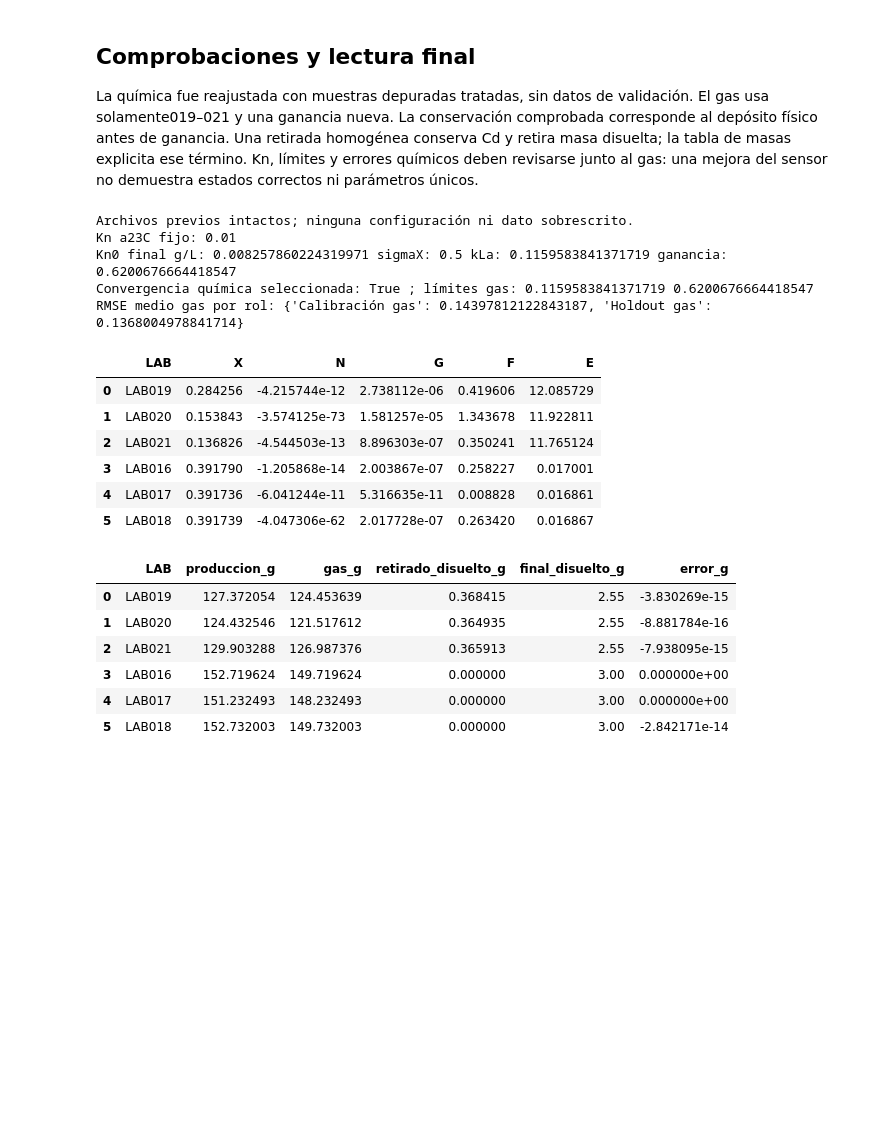
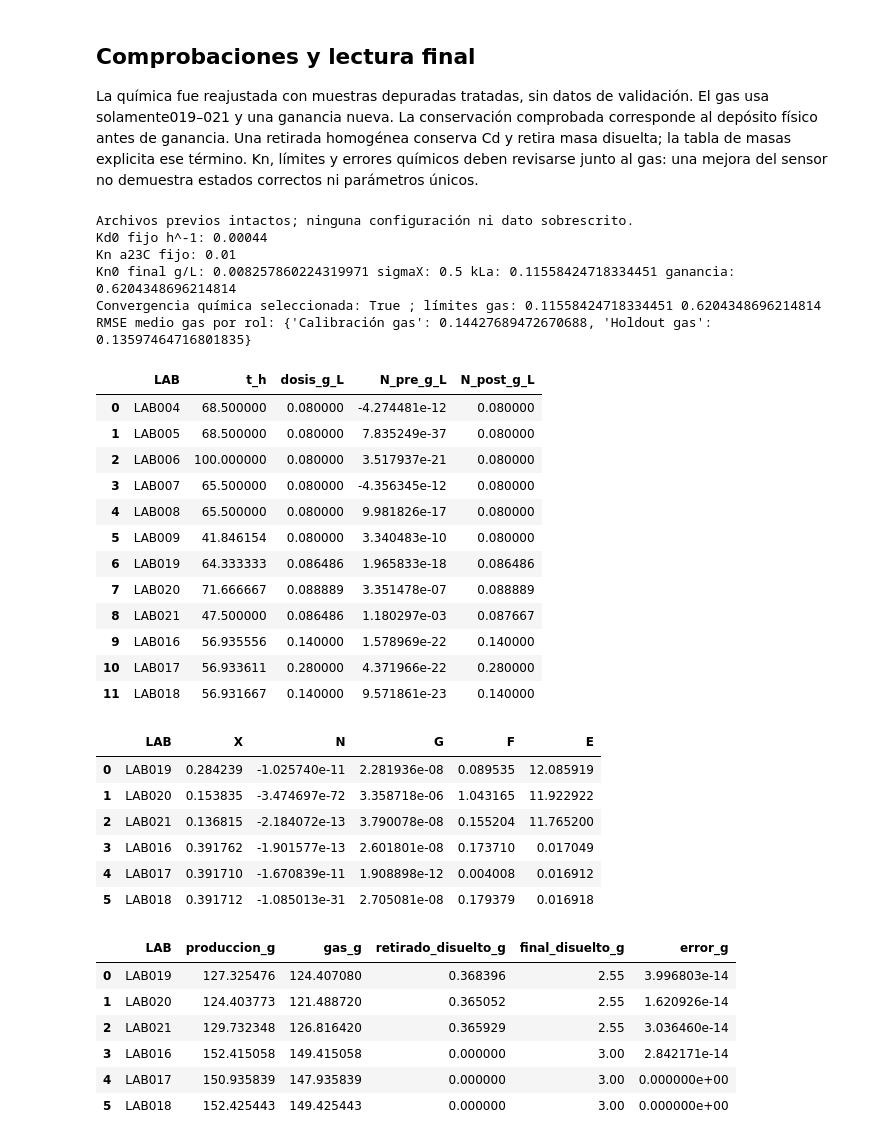
Before and after one commit to crodv/wine-fermentation, a Jupyter notebook: notebooks/diagnostics/16_zenteno_recalibration_legacy_treatment.executed.ipynb, the cells around one changed output. Cells and saved outputs as stored; diff of their text form; code cells hidden in the pictures; blank space fills up the shorter version.

```diff
--- a/notebooks/diagnostics/16_zenteno_recalibration_legacy_treatment.executed.ipynb
+++ b/notebooks/diagnostics/16_zenteno_recalibration_legacy_treatment.executed.ipynb
@@ -37,13 +37,15 @@ config=json.loads((ROOT/'configs/models/without_transporters/calibration.json').
 KN_ZENTENO_G_L=0.01;KN_PAPER_REF_K=296.15;KN_CODE_REF_K=293.15
 KN_THERMAL_FACTOR=np.exp(kin.FIXED_CONSTANTS['EaKn']*(KN_PAPER_REF_K-KN_CODE_REF_K)/(KN_CODE_REF_K*kin.FIXED_CONSTANTS['R']*KN_PAPER_REF_K))
 start['Kn0']=KN_ZENTENO_G_L/KN_THERMAL_FACTOR
+KD0_ZENTENO_H=0.00044
+start['Kd0']=KD0_ZENTENO_H
 assert np.isclose(start['Kn0']*KN_THERMAL_FACTOR,KN_ZENTENO_G_L,rtol=1e-14)
 display(pd.Series(dict(Kn_Zenteno_g_L=KN_ZENTENO_G_L,referencia_paper_C=23,Kn0_codigo_g_L=start['Kn0'],referencia_codigo_C=20),name='Kn fijo y conversión de referencia térmica'))
-names=[k for k in config['bounds'] if k not in ['aN','KNa','Kn0']]
-assert len(names)==9 and 'Kn0' not in names
+names=[k for k in config['bounds'] if k not in ['aN','KNa','Kn0','Kd0']]
+assert len(names)==8 and 'Kn0' not in names and 'Kd0' not in names
 bounds={k:config['bounds'][k] for k in names};lo,hi=np.array(list(bounds.values())).T
 fixed={k:v for k,v in start.items() if k not in names}
-display(pd.Series(fixed,name='Fijos: theta_full salvo Kn de Zenteno'))
+display(pd.Series(fixed,name='Fijos: theta_full salvo Kn y Kd0 de Zenteno'))
 display(pd.DataFrame([dict(parametro=k,inicio=start[k],inicio_factible=np.clip(start[k],lo[i]+1e-10,hi[i]-1e-10),minimo=lo[i],maximo=hi[i]) for i,k in enumerate(names)]))
 # %% [output]
 Kn_Zenteno_g_L          0.010000
@@ -226,7 +224,7 @@ for s,title,scale in [('X','Biomasa',1),('N','YAN',1000),('G','Glucosa',1),('F',
  fig,axs=plt.subplots(2,3,figsize=(15,8));items={}
  for ax,b in zip(axs.flat,treated):
   old=bylab[b.batch].observations[s];new=b.observations[s];valid=np.isfinite(old)&(b.time>0);used=valid&np.isfinite(new);changed=used&(old!=new);excluded=valid&~np.isfinite(new)
-  ax.plot(traincurves[b.batch].index,traincurves[b.batch][s]*scale,label='Predicción',c='#0072B2')
+  pf=with_jumps(traincurves[b.batch]);ax.plot(pf.index,pf[s]*scale,label='Predicción',c='#0072B2')
   for mask,val,marker,color,label in [(used&~changed,new,'o','black','Usado'),(changed,new,'s','#009E73','Transformado usado'),(excluded,old,'x','#D55E00','Excluido')]:ax.scatter(b.time[mask],val[mask]*scale,marker=marker,c=color,s=25,label=label)
   ax.scatter(b.time[changed],old[changed]*scale,facecolors='none',edgecolors='gray',label='Original transformado')
   ax.scatter([0],[b.initials[s]*scale],facecolors='none',edgecolors='#0072B2',label='Inicial')
@@ -254,7 +252,7 @@ for lab in LABS:
  volumes[lab]=volume
  if lab in TRAIN:b=replace(b,pulses={**b.pulses,'N':tuple((t,d*2/float(volume(t))) for t,d in b.pulses['N'])})
  if lab=='LAB017':b=replace(b,pulses={**b.pulses,'N':((min(t for t,d in b.pulses['N']),sum(d for t,d in b.pulses['N'])),)})
- batches[lab]=b;f=simulate(b,theta);cores[lab]=f
+ batches[lab]=b;f=simulate(b,theta);cores[lab]=f;f=with_jumps(f)
  tt=np.unique(np.r_[np.arange(0,float(f.index[-1]),.1),f.index[-1]])
  rates=[]
  for t in tt:
@@ -345,7 +343,7 @@ chemmetrics=[]
 for s,title,scale in [('X','Biomasa',1),('N','YAN',1000),('G','Glucosa',1),('F','Fructosa',1),('GF','Glucosa + fructosa',1),('E','Etanol',1)]:
  fig,axs=plt.subplots(2,3,figsize=(15,8));items={}
  for ax,lab in zip(axs.flat,LABS):
-  f=cores[lab];m=f.index<=v.horizons[lab];ax.plot(f.index[m],f[s][m]*scale,c='#0072B2',label='Predicción química')
+  f=with_jumps(cores[lab]);m=f.index<=v.horizons[lab];ax.plot(f.index[m],f[s][m]*scale,c='#0072B2',label='Predicción química')
   if lab in TRAIN:
    z=chemical_observations(v.chem,lab,s);tt=z.t_h.to_numpy();yy=z[CHEMICAL_COLUMNS[s]].to_numpy();label='Muestras reservadas'
   elif s=='X':
@@ -398,38 +396,55 @@ fig.suptitle('Inventario interno de CO₂ · no es una medición',y=.99);fig.leg
 ## Comprobaciones y lectura final
 La química fue reajustada con muestras depuradas tratadas, sin datos de validación. El gas usa solamente019–021 y una ganancia nueva. La conservación comprobada corresponde al depósito físico antes de ganancia. Una retirada homogénea conserva Cd y retira masa disuelta; la tabla de masas explicita ese término. Kn, límites y errores químicos deben revisarse junto al gas: una mejora del sensor no demuestra estados correctos ni parámetros únicos.
 # %%
+display(pd.DataFrame([dict(LAB=lab,t_h=j['t'],dosis_g_L=j['dose'],N_pre_g_L=j['before'][1],N_post_g_L=j['after'][1]) for lab,f in {**traincurves,**cores}.items() for j in f.attrs['pulse_jumps']]))
 display(pd.DataFrame([dict(LAB=lab,**f.attrs['minimum_integrated_states']) for lab,f in cores.items()]))
 masschecks=[]
 for lab in LABS:
  f=curves[lab];t=f.index.to_numpy();V=volumes[lab](t);dt=np.diff(t);q=f.qprod.to_numpy();cd=f.Cd.to_numpy();out=f.qgas.to_numpy()
  produced=np.sum(V[:-1]*dt*(q[:-1]+q[1:])/2);emitted=np.sum(V[:-1]*dt*out[1:]);removed=np.sum((V[:-1]-V[1:])*cd[1:]);err=V[-1]*cd[-1]-V[0]*cd[0]-produced+emitted+removed
  assert abs(err)<1e-8
  masschecks.append(dict(LAB=lab,produccion_g=produced,gas_g=emitted,retirado_disuelto_g=removed,final_disuelto_g=V[-1]*cd[-1],error_g=err))
 display(pd.DataFrame(masschecks))
 assert all(hashlib.sha256(p.read_bytes()).hexdigest()==h for p,h in hashes.items())
 print('Archivos previos intactos; ninguna configuración ni dato sobrescrito.')
+assert theta['Kd0']==KD0_ZENTENO_H and 'Kd0' not in names
 assert theta['Kn0']==start['Kn0'] and 'Kn0' not in names
+print('Kd0 fijo h^-1:',theta['Kd0'])
 print('Kn a23C fijo:',theta['Kn0']*KN_THERMAL_FACTOR)
 print('Kn0 final g/L:',theta['Kn0'],'sigmaX:',SIGMA_X,'kLa:',KLA,'ganancia:',GAIN)
 print('Convergencia química seleccionada:',best.success,'; límites gas:',KLA,GAIN)
 print('RMSE medio gas por rol:',metrics.groupby('rol').RMSE.mean().to_dict())
 # %% [output]
 Archivos previos intactos; ninguna configuración ni dato sobrescrito.
+Kd0 fijo h^-1: 0.00044
 Kn a23C fijo: 0.01
-Kn0 final g/L: 0.008257860224319971 sigmaX: 0.5 kLa: 0.1159583841371719 ganancia: 0.6200676664418547
-Convergencia química seleccionada: True ; límites gas: 0.1159583841371719 0.6200676664418547
-RMSE medio gas por rol: {'Calibración gas': 0.14397812122843187, 'Holdout gas': 0.1368004978841714}
+Kn0 final g/L: 0.008257860224319971 sigmaX: 0.5 kLa: 0.11558424718334451 ganancia: 0.6204348696214814
+Convergencia química seleccionada: True ; límites gas: 0.11558424718334451 0.6204348696214814
+RMSE medio gas por rol: {'Calibración gas': 0.14427689472670688, 'Holdout gas': 0.13597464716801835}
-|  | LAB | X | N | G | F | E |
-| 0 | LAB019 | 0.284256 | -4.215744e-12 | 2.738112e-06 | 0.419606 | 12.085729 |
-| 1 | LAB020 | 0.153843 | -3.574125e-73 | 1.581257e-05 | 1.343678 | 11.922811 |
-| 2 | LAB021 | 0.136826 | -4.544503e-13 | 8.896303e-07 | 0.350241 | 11.765124 |
-| 3 | LAB016 | 0.391790 | -1.205868e-14 | 2.003867e-07 | 0.258227 | 0.017001 |
-| 4 | LAB017 | 0.391736 | -6.041244e-11 | 5.316635e-11 | 0.008828 | 0.016861 |
-| 5 | LAB018 | 0.391739 | -4.047306e-62 | 2.017728e-07 | 0.263420 | 0.016867 |
+|  | LAB | t_h | dosis_g_L | N_pre_g_L | N_post_g_L |
+| 0 | LAB004 | 68.500000 | 0.080000 | -4.274481e-12 | 0.080000 |
+| 1 | LAB005 | 68.500000 | 0.080000 | 7.835249e-37 | 0.080000 |
+| 2 | LAB006 | 100.000000 | 0.080000 | 3.517937e-21 | 0.080000 |
+| 3 | LAB007 | 65.500000 | 0.080000 | -4.356345e-12 | 0.080000 |
+| 4 | LAB008 | 65.500000 | 0.080000 | 9.981826e-17 | 0.080000 |
+| 5 | LAB009 | 41.846154 | 0.080000 | 3.340483e-10 | 0.080000 |
+| 6 | LAB019 | 64.333333 | 0.086486 | 1.965833e-18 | 0.086486 |
+| 7 | LAB020 | 71.666667 | 0.088889 | 3.351478e-07 | 0.088889 |
+| 8 | LAB021 | 47.500000 | 0.086486 | 1.180297e-03 | 0.087667 |
+| 9 | LAB016 | 56.935556 | 0.140000 | 1.578969e-22 | 0.140000 |
+| 10 | LAB017 | 56.933611 | 0.280000 | 4.371966e-22 | 0.280000 |
+| 11 | LAB018 | 56.931667 | 0.140000 | 9.571861e-23 | 0.140000 |
-|  | LAB | produccion_g | gas_g | retirado_disuelto_g | final_disuelto_g | error_g |
-| 0 | LAB019 | 127.372054 | 124.453639 | 0.368415 | 2.55 | -3.830269e-15 |
-| 1 | LAB020 | 124.432546 | 121.517612 | 0.364935 | 2.55 | -8.881784e-16 |
-| 2 | LAB021 | 129.903288 | 126.987376 | 0.365913 | 2.55 | -7.938095e-15 |
-| 3 | LAB016 | 152.719624 | 149.719624 | 0.000000 | 3.00 | 0.000000e+00 |
-| 4 | LAB017 | 151.232493 | 148.232493 | 0.000000 | 3.00 | 0.000000e+00 |
-| 5 | LAB018 | 152.732003 | 149.732003 | 0.000000 | 3.00 | -2.842171e-14 |
+|  | LAB | X | N | G | F | E |
+| 0 | LAB019 | 0.284239 | -1.025740e-11 | 2.281936e-08 | 0.089535 | 12.085919 |
+| 1 | LAB020 | 0.153835 | -3.474697e-72 | 3.358718e-06 | 1.043165 | 11.922922 |
+| 2 | LAB021 | 0.136815 | -2.184072e-13 | 3.790078e-08 | 0.155204 | 11.765200 |
+| 3 | LAB016 | 0.391762 | -1.901577e-13 | 2.601801e-08 | 0.173710 | 0.017049 |
+| 4 | LAB017 | 0.391710 | -1.670839e-11 | 1.908898e-12 | 0.004008 | 0.016912 |
+| 5 | LAB018 | 0.391712 | -1.085013e-31 | 2.705081e-08 | 0.179379 | 0.016918 |
+|  | LAB | produccion_g | gas_g | retirado_disuelto_g | final_disuelto_g | error_g |
+| 0 | LAB019 | 127.325476 | 124.407080 | 0.368396 | 2.55 | 3.996803e-14 |
+| 1 | LAB020 | 124.403773 | 121.488720 | 0.365052 | 2.55 | 1.620926e-14 |
+| 2 | LAB021 | 129.732348 | 126.816420 | 0.365929 | 2.55 | 3.036460e-14 |
+| 3 | LAB016 | 152.415058 | 149.415058 | 0.000000 | 3.00 | 2.842171e-14 |
+| 4 | LAB017 | 150.935839 | 147.935839 | 0.000000 | 3.00 | 0.000000e+00 |
+| 5 | LAB018 | 152.425443 | 149.425443 | 0.000000 | 3.00 | 0.000000e+00 |
```
Also changed, not shown: parts of 8 cells of this notebook, 2 other files.
